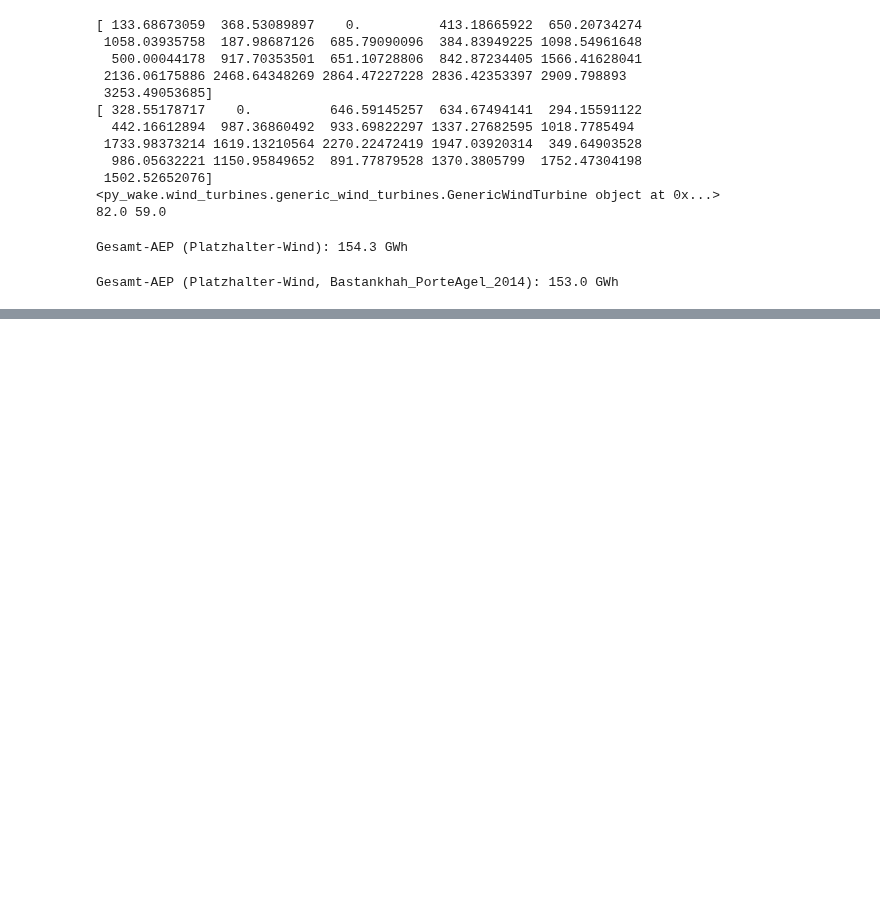
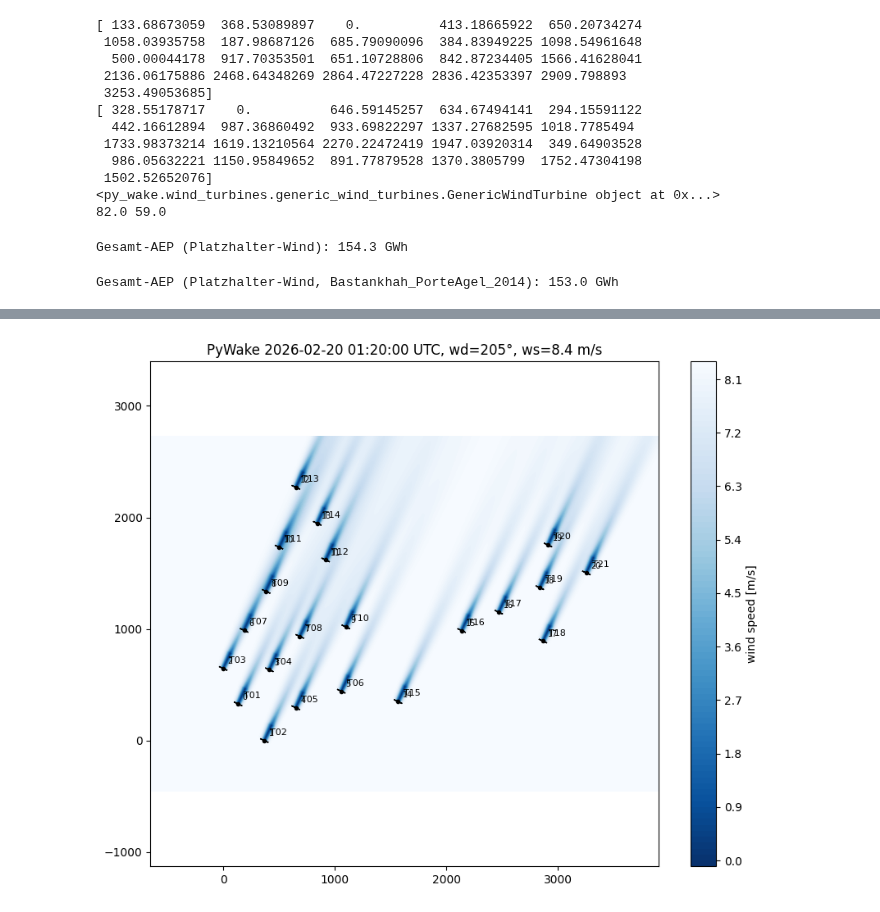
Before and after one commit to rfeusi/hill-of-towie-open-source-analysis, a Jupyter notebook: Simulation.ipynb, the cells around one changed output, grey strips where cells are left out. Cells and saved outputs as stored; diff of their text form; code cells hidden in the pictures; blank space fills up the shorter version.

```diff
--- a/Simulation.ipynb
+++ b/Simulation.ipynb
@@ -163,0 +275,12 @@ Gesamt-AEP (Platzhalter-Wind, Bastankhah_PorteAgel_2014): 153.0 GWh
+# %%
+i = 8                 # 00:00 + 8 x 10 min = 01:20
+print(pd.Timestamp(time[i]), wd_t01[i], ws_t01[i])   # kontrollieren, dass es der richtige Zeitschritt ist
+
+fm = sim_res.flow_map(time=time[i])
+
+fig, ax = plt.subplots(figsize=(10, 8))
+fm.plot_wake_map(ax=ax)
+for name, xi, yi in zip(turbine_metadata["Turbine Name"], x, y):
+    ax.annotate(name, (xi, yi), xytext=(5, 5), textcoords="offset points", fontsize=8)
+ax.set_title(f"PyWake {pd.Timestamp(time[i])} UTC, wd={wd_t01[i]:.0f}°, ws={ws_t01[i]:.1f} m/s")
+# %% [output]
@@ -163,0 +289 @@ Gesamt-AEP (Platzhalter-Wind, Bastankhah_PorteAgel_2014): 153.0 GWh
+[figure, added]
```
Also changed, not shown: parts of 8 cells of this notebook.
